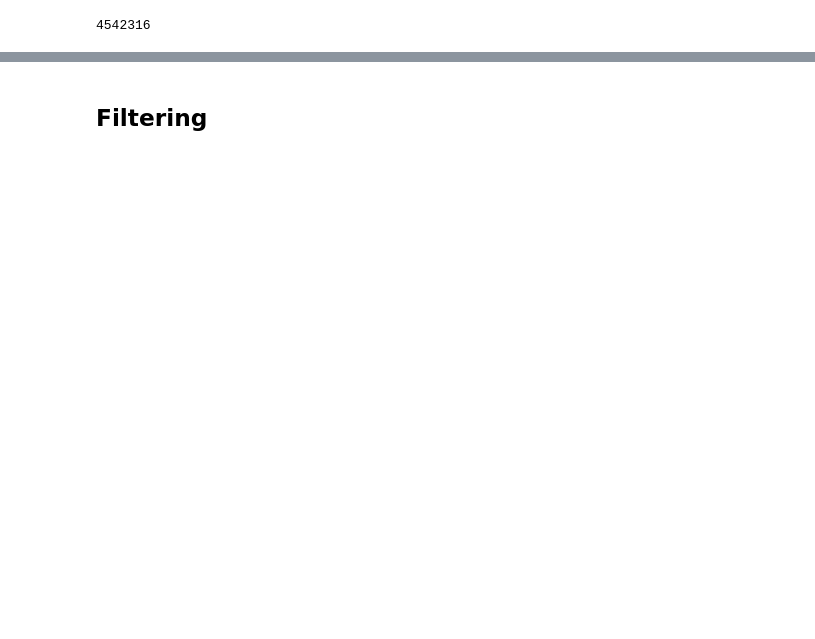
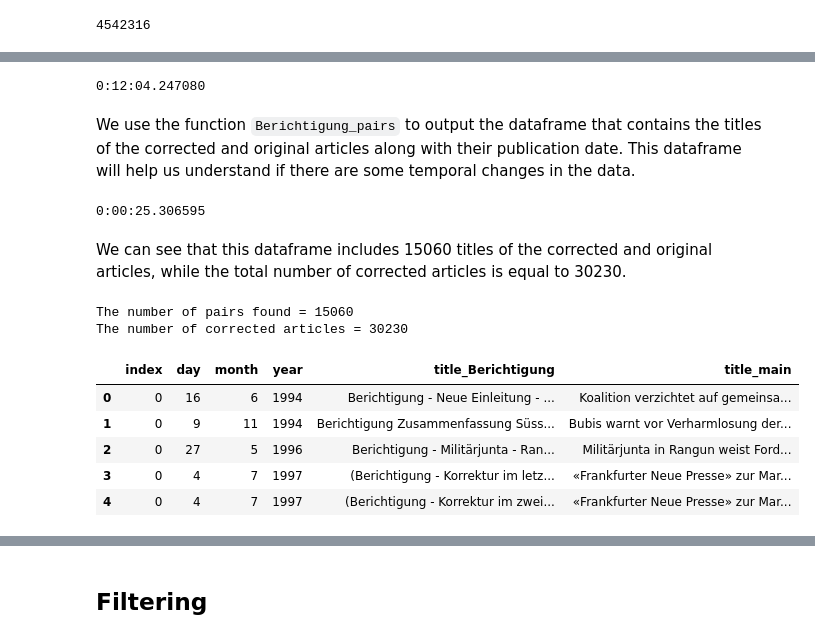
Before and after one commit to MashenkaOkuneva/newspaper_data_processing, a Jupyter notebook: dpa code/Dpa.ipynb, the cells around one changed output, grey strips where cells are left out. Saved outputs shown, nothing was run; the diff lists cells and outputs as text; code cells hidden in the pictures; blank space fills up the shorter version.

```diff
--- a/dpa code/Dpa.ipynb
+++ b/dpa code/Dpa.ipynb
@@ -164,0 +210,63 @@ print(len(data))
+# %%
+# track time
+startTime = datetime.now()
+# List with a publication year of the corrected articles
+inputs_year = []
+# List with a publication month of the corrected articles
+inputs_month = []
+# List with a publication day of the corrected articles
+inputs_day = []
+# List with the titles of the corrected articles
+inputs_Berichtigung_title = []
+# List with the titles of all the articles published on the same day as the corrected article
+inputs_titles = []
+# In this project we will concentrate on dpa rather than dpa-afx data. Please see explanation below.
+dpa_data = data[data.topic=='WiPo']
+
+for ind in Berichtigung.index:
+    inputs_year.append(Berichtigung['year'][ind])
+    inputs_month.append(Berichtigung['month'][ind])
+    inputs_day.append(Berichtigung['day'][ind])
+    inputs_Berichtigung_title.append(Berichtigung['title'][ind])
+    inputs_titles.append(list(dpa_data[(dpa_data['year'] == Berichtigung['year'][ind]) & (dpa_data['month'] == Berichtigung['month'][ind]) & (dpa_data['day'] == Berichtigung['day'][ind])]["title"]))
+inputs = list(zip(inputs_year, inputs_month, inputs_day, inputs_Berichtigung_title, inputs_titles))
+print(datetime.now()-startTime)
+# %% [output]
+0:12:04.247080
+# %% [markdown]
+We use the function `Berichtigung_pairs` to output the dataframe that contains the titles of the corrected and original articles along with their publication date. This dataframe will help us understand if there are some temporal changes in the data.
+# %%
+startTime = datetime.now()
+
+import Berichtigung_pairs
+import pandas as pd
+
+if __name__ == "__main__":
+    pool = mp.Pool(NUM_CORE)
+    Berichtigung_intermediate = pool.map(Berichtigung_pairs.Berichtigung_pairs, inputs)
+    Berichtigung_df = pd.concat(Berichtigung_intermediate)
+    pool.close()
+    pool.join()
+
+print(datetime.now()-startTime)
+# %% [output]
+0:00:25.306595
+# %% [markdown]
+We can see that this dataframe includes 15060 titles of the corrected and original articles, while the total number of corrected articles is equal to 30230.
+# %%
+Berichtigung_df = Berichtigung_df.reset_index()
+print("The number of pairs found = {}".format(len(Berichtigung_df)))
+print("The number of corrected articles = {}".format(len(Berichtigung)))
+Berichtigung_df['day'] = list(map(int, Berichtigung_df.day))
+Berichtigung_df['month'] = list(map(int, Berichtigung_df.month))
+Berichtigung_df['year'] = list(map(int, Berichtigung_df.year))
+Berichtigung_df.head()
+# %% [output]
+The number of pairs found = 15060
+The number of corrected articles = 30230
+|  | index | day | month | year | title_Berichtigung | title_main |
+| 0 | 0 | 16 | 6 | 1994 | Berichtigung - Neue Einleitung - ... | Koalition verzichtet auf gemeinsa... |
+| 1 | 0 | 9 | 11 | 1994 | Berichtigung Zusammenfassung Süss... | Bubis warnt vor Verharmlosung der... |
+| 2 | 0 | 27 | 5 | 1996 | Berichtigung - Militärjunta - Ran... | Militärjunta in Rangun weist Ford... |
+| 3 | 0 | 4 | 7 | 1997 | (Berichtigung - Korrektur im letz... | «Frankfurter Neue Presse» zur Mar... |
+| 4 | 0 | 4 | 7 | 1997 | (Berichtigung - Korrektur im zwei... | «Frankfurter Neue Presse» zur Mar... |
```
Also changed, not shown: parts of 104 cells of this notebook, 1 other file.
